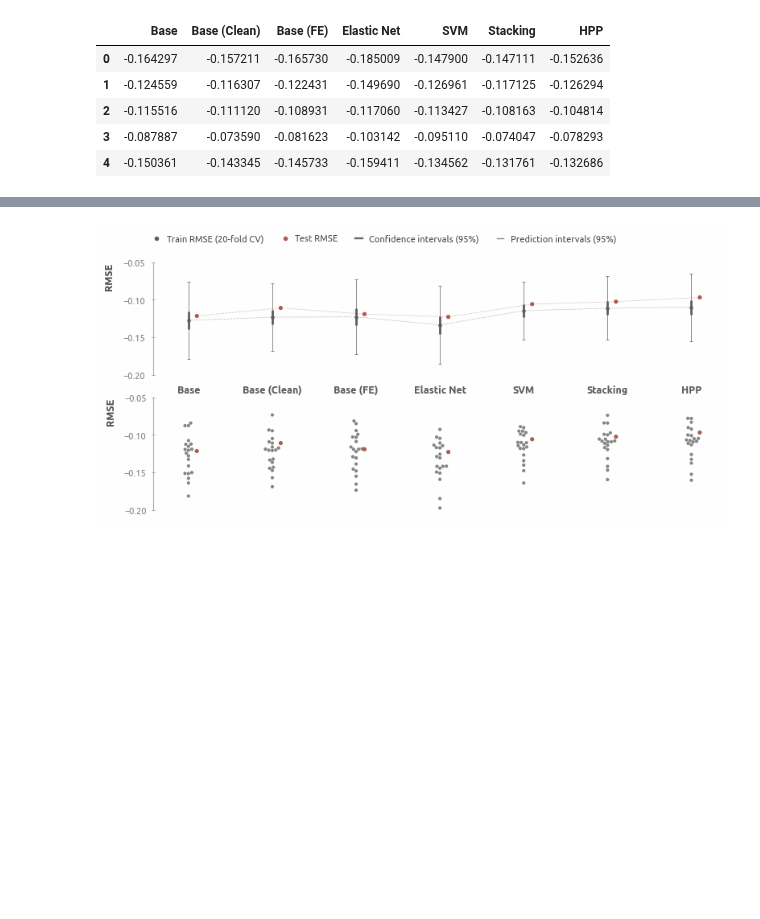
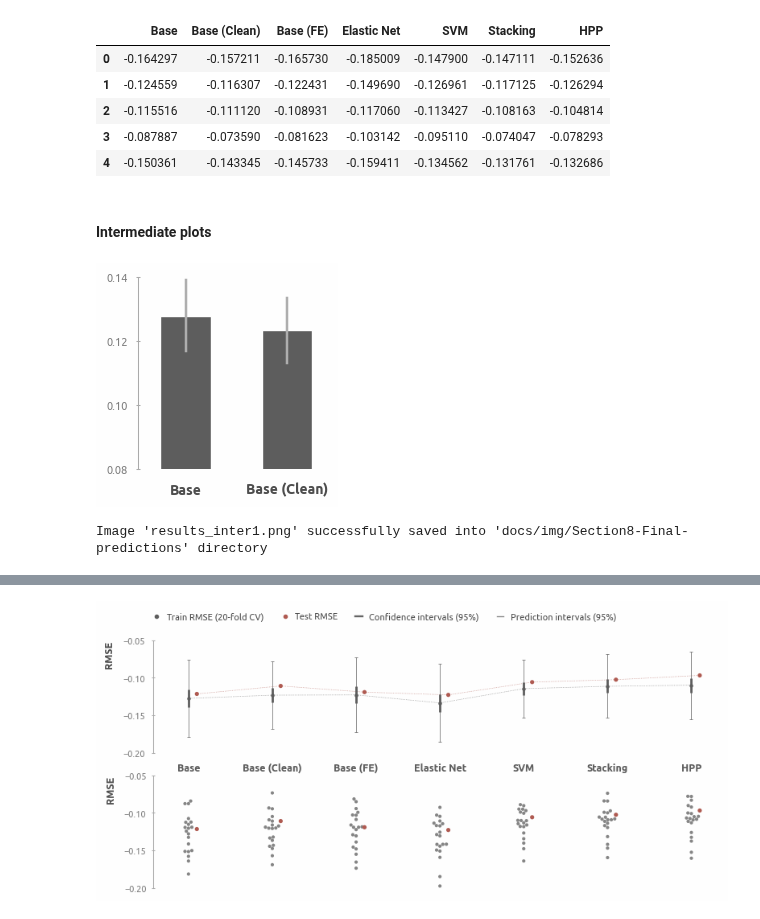
Before and after one commit to a-chasovsky/house-prices, a Jupyter notebook: 8-Final-predictions.ipynb, the cells around one changed output, grey strips where cells are left out. Saved outputs shown, nothing was run; the diff lists cells and outputs as text; code cells hidden in the pictures; blank space fills up the shorter version.

```diff
--- a/8-Final-predictions.ipynb
+++ b/8-Final-predictions.ipynb
@@ -430,3 +430,31 @@ scores_cv_folds.head()
 | 2 | -0.115516 | -0.111120 | -0.108931 | -0.117060 | -0.113427 | -0.108163 | -0.104814 |
 | 3 | -0.087887 | -0.073590 | -0.081623 | -0.103142 | -0.095110 | -0.074047 | -0.078293 |
 | 4 | -0.150361 | -0.143345 | -0.145733 | -0.159411 | -0.134562 | -0.131761 | -0.132686 |
+# %% [markdown]
+#### Intermediate plots
+# %%
+fig = plt.figure(figsize=(2, 2.5))
+sns.barplot(
+    data=-scores_cv_folds.iloc[:, :2],
+    width=0.5,
+    saturation=1,
+    color=palette[0],
+    err_kws={'color': palette[-3]},
+)
+
+axis_rstyle(
+    offset_left=15,
+    yticks=[0.08, 0.14, 0.02], ylim=[0.08, 0.14],
+    ticks_direction='inout', grid=False)
+
+plt.gca().spines['bottom'].set_visible(False)
+plt.tick_params(axis='x', bottom=False, pad=-2)
+plt.xticks(
+    ticks=scores_cv_folds.iloc[:, :2].columns,
+    weight='bold', fontsize=10, color='0.3')
+plt.show()
+
+savefig('results_inter1', save_img)
+# %% [output]
+[figure, added]
+Image 'results_inter1.png' successfully saved into 'docs/img/Section8-Final-predictions' directory
```
Also changed, not shown: parts of 5 cells of this notebook, 7 other files.
